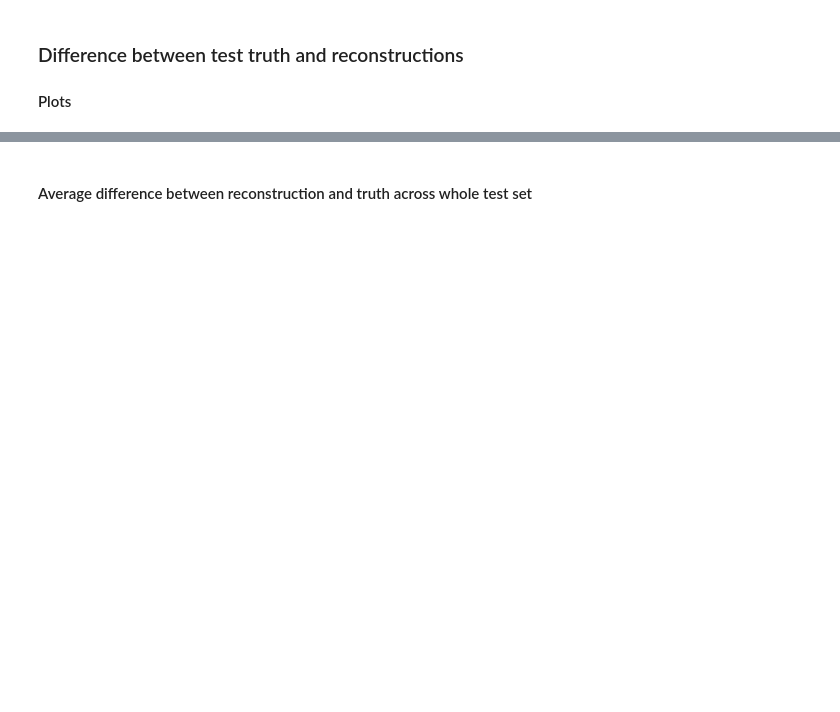
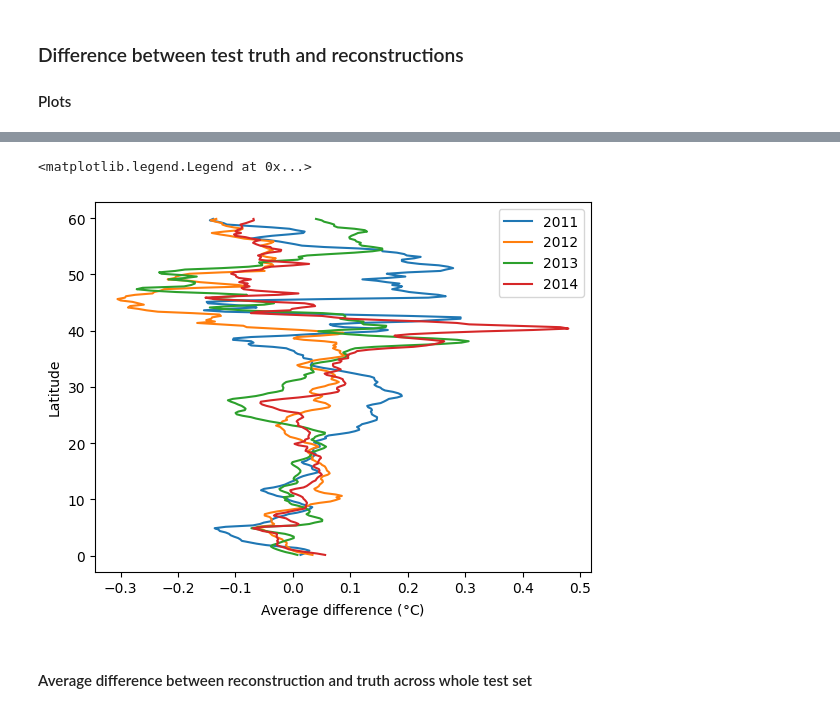
Before and after one commit to abbym-bristol/ME4OH_summer_project, a Jupyter notebook: SHRED_OFAM3_SST_static.ipynb, the cells around one changed output, grey strips where cells are left out. Drawn from its saved outputs; the diff is of its cells as text; code cells hidden in the pictures; blank space fills up the shorter version.

```diff
--- a/SHRED_OFAM3_SST_static.ipynb
+++ b/SHRED_OFAM3_SST_static.ipynb
@@ -252,3 +299,19 @@ longs
+# %%
+years = [int(date.year) for date in test_lag_dates]
+year_labels = np.unique(years)
+diff_by_years = np.array([[time[j] for time in latitude_avg_diffs] for j in range(len(latitude_avg_diffs[0]))])
+latitude_avg_diffs_avg_by_year = np.array([pd.Series(d).groupby(years).mean().to_numpy() for d in diff_by_years])
+# diff_by_lats = np.array([[latitude_avg_diffs_avg_by_year[i][j]] for j in latitude_avg_diffs_avg_by_year[i]] for i in latitude_avg_diffs_avg_by_year)
+
+for i in range(len(year_labels)):
+    lat_for_year = [lat[i] for lat in latitude_avg_diffs_avg_by_year]
+    plt.plot(lat_for_year, np.unique(lats), label=year_labels[i])
+plt.xlabel('Average difference ($\\degree$C)')
+plt.ylabel('Latitude')
+plt.legend()
+# %% [output]
+<matplotlib.legend.Legend at 0x...>
+[figure, added]
 # %% [markdown]
 #### Average difference between reconstruction and truth across whole test set
 # %%
```
Also changed, not shown: parts of 16 cells of this notebook.
